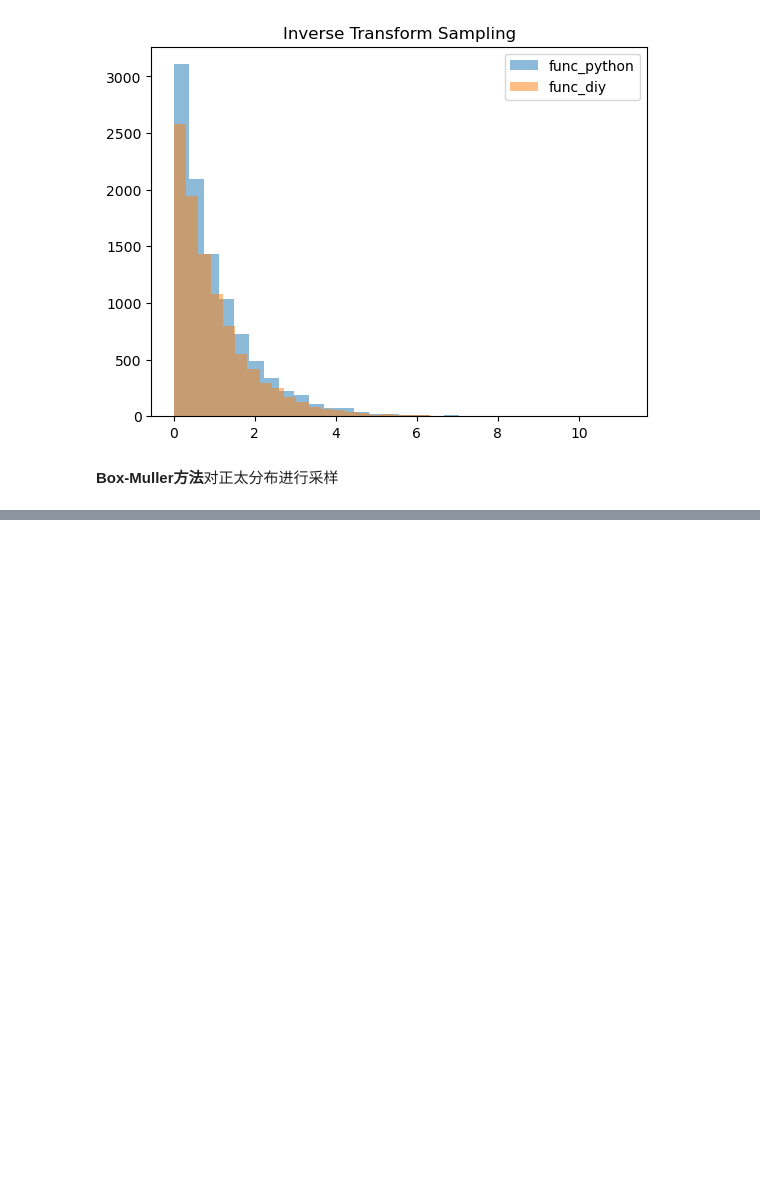
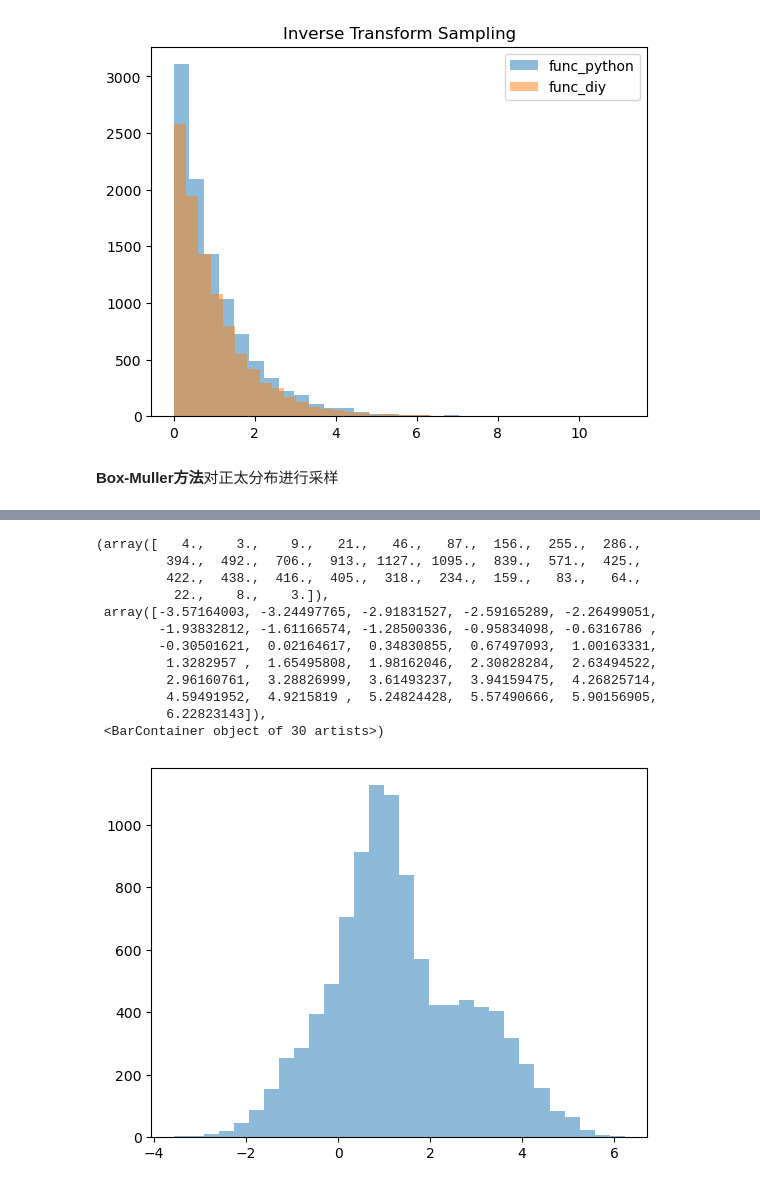
Before and after one commit to Sgongzi/statistical_computing, a Jupyter notebook: sampling/sampling.ipynb, the cells around one changed output, grey strips where cells are left out. Cells and saved outputs as stored; diff of their text form; code cells hidden in the pictures; blank space fills up the shorter version.

```diff
--- a/sampling/sampling.ipynb
+++ b/sampling/sampling.ipynb
@@ -97,0 +157,33 @@ Name: a, dtype: int64
+# %%
+#正态分布
+
+def reject_sampling(M,size):
+    samples = []
+    while len(samples)<=size:
+        x_i = stats.norm.rvs(1,2,1)
+        q = stats.norm.pdf(x_i,1,2)
+        p = stats.norm.pdf(x_i,0,1)+stats.norm.pdf(x_i,3,1)+stats.norm.pdf(x_i,1,0.5)
+        alpha = p/(M*q)
+        u = stats.uniform.rvs(0,1,1)
+        if alpha>u:
+            samples.append(x_i)
+    return samples
+# %%
+samples = reject_sampling(6,10000)
+# %%
+#samples = [sample[0] for sample in samples]
+plt.hist(samples,bins=30,alpha=0.5)
+# %% [output]
+(array([   4.,    3.,    9.,   21.,   46.,   87.,  156.,  255.,  286.,
+         394.,  492.,  706.,  913., 1127., 1095.,  839.,  571.,  425.,
+         422.,  438.,  416.,  405.,  318.,  234.,  159.,   83.,   64.,
+          22.,    8.,    3.]),
+ array([-3.57164003, -3.24497765, -2.91831527, -2.59165289, -2.26499051,
+        -1.93832812, -1.61166574, -1.28500336, -0.95834098, -0.6316786 ,
+        -0.30501621,  0.02164617,  0.34830855,  0.67497093,  1.00163331,
+         1.3282957 ,  1.65495808,  1.98162046,  2.30828284,  2.63494522,
+         2.96160761,  3.28826999,  3.61493237,  3.94159475,  4.26825714,
+         4.59491952,  4.9215819 ,  5.24824428,  5.57490666,  5.90156905,
+         6.22823143]),
+ <BarContainer object of 30 artists>)
+[figure, added]
```
Also changed, not shown: parts of 19 cells of this notebook, 1 other file.
